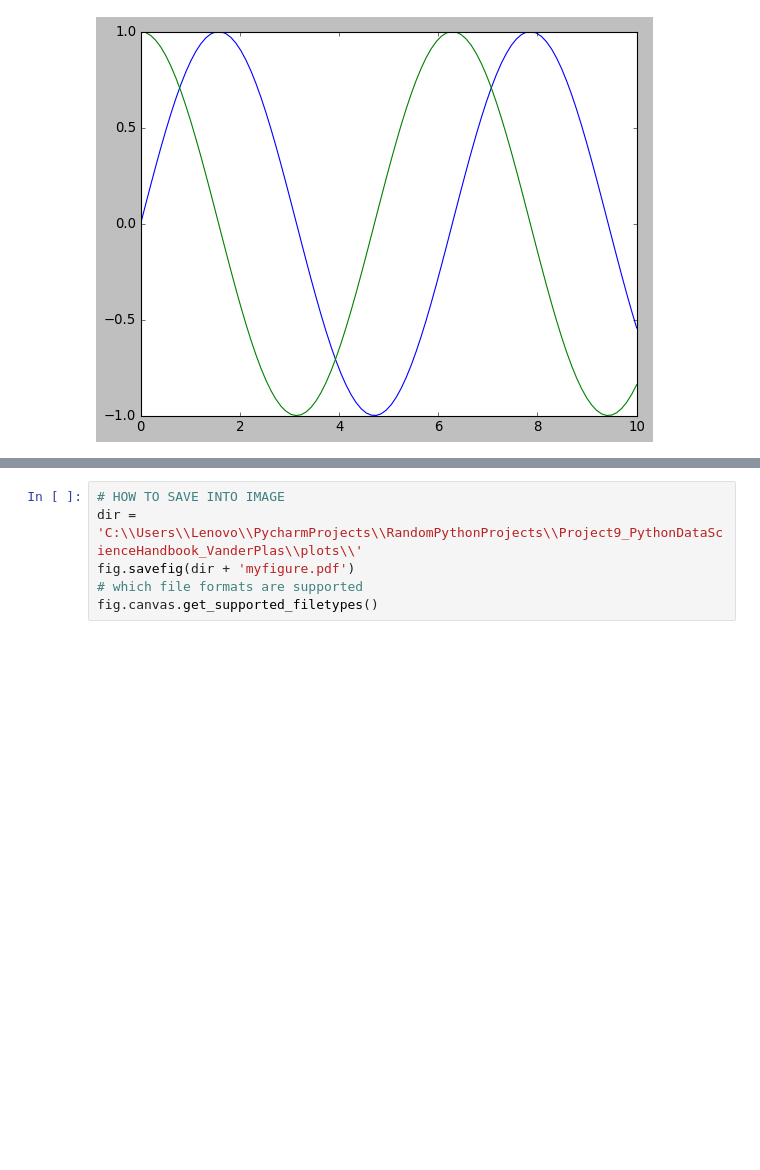
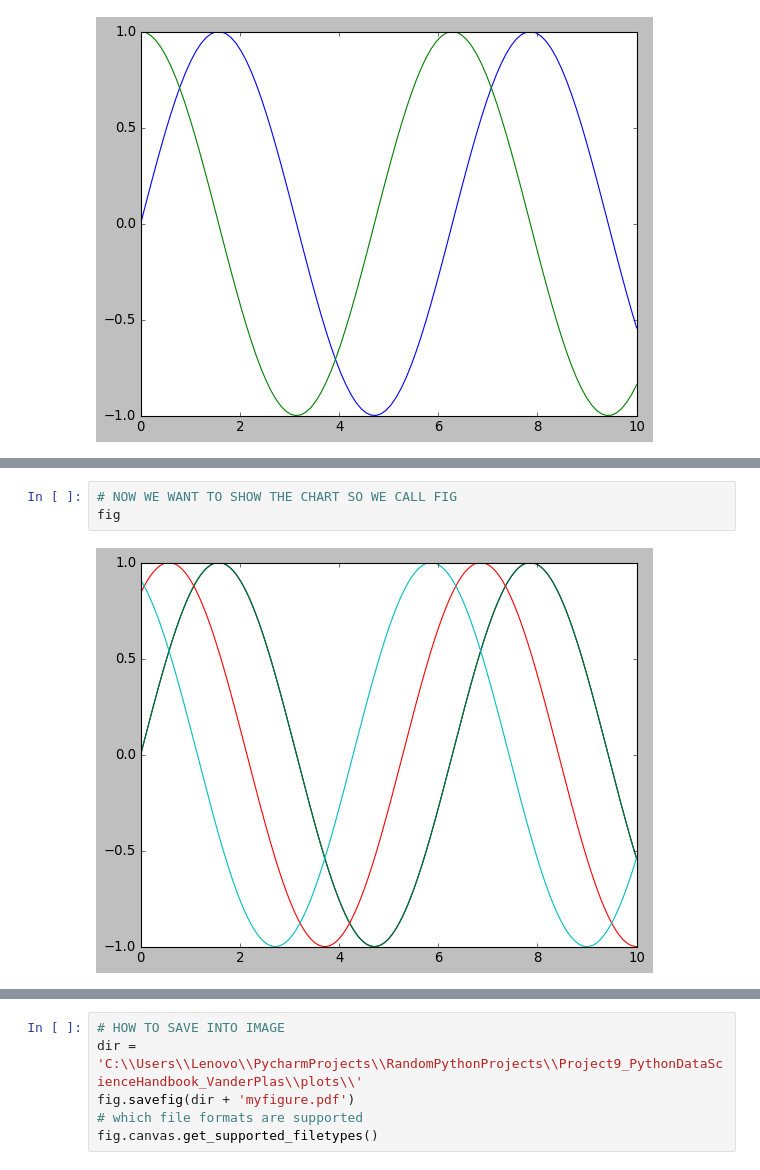
Before and after one commit to MateuszKonopelski/RandomPythonProjects, a Jupyter notebook: Project9_PythonDataScienceHandbook_VanderPlas/Chapter4_Visualisation_with_matplotlib.ipynb, the cells around one changed output, grey strips where cells are left out. Saved outputs shown, nothing was run; the diff lists cells and outputs as text; blank space fills up the shorter version.

```diff
--- a/Project9_PythonDataScienceHandbook_VanderPlas/Chapter4_Visualisation_with_matplotlib.ipynb
+++ b/Project9_PythonDataScienceHandbook_VanderPlas/Chapter4_Visualisation_with_matplotlib.ipynb
@@ -17,0 +40,5 @@ plt.show
+# %%
+# NOW WE WANT TO SHOW THE CHART SO WE CALL FIG
+fig
+# %% [output]
+[figure, added]
```
Also changed, not shown: parts of 16 cells of this notebook.
